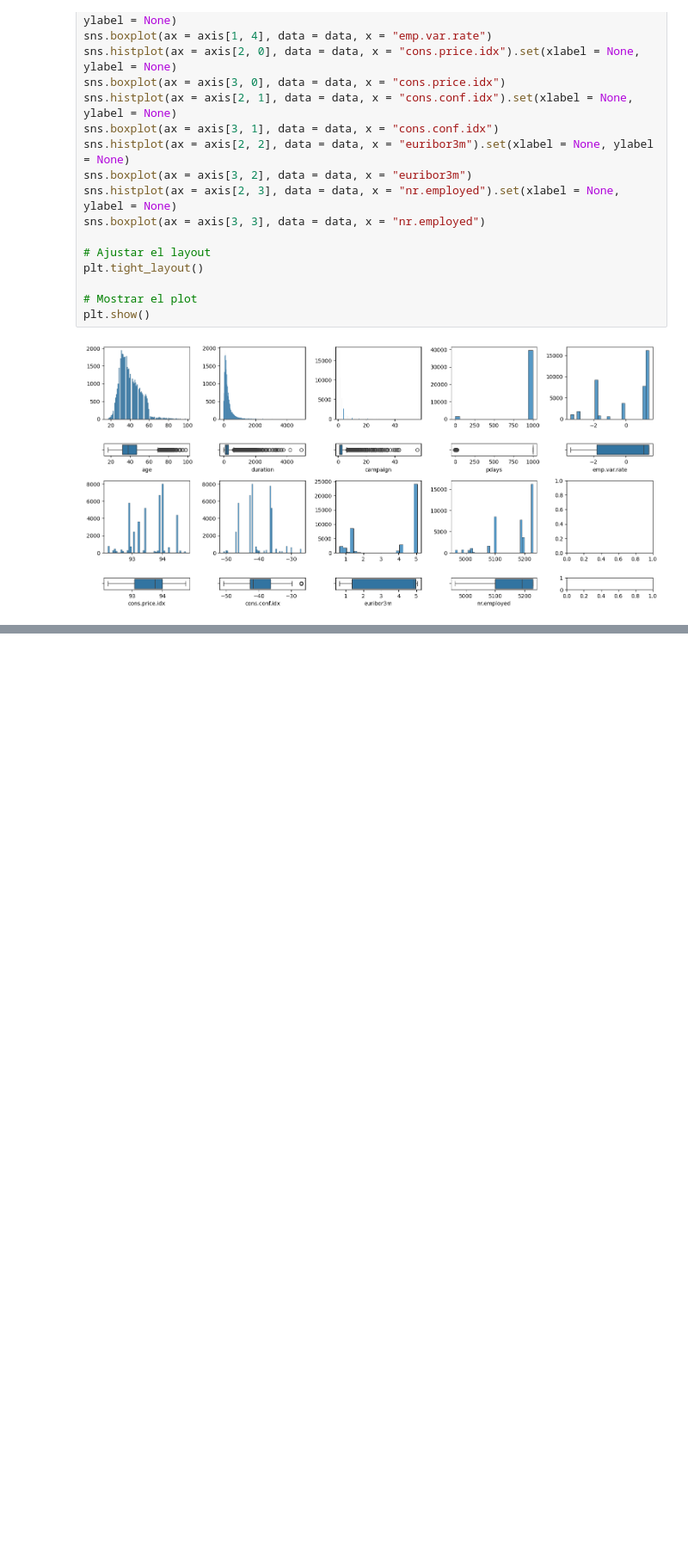
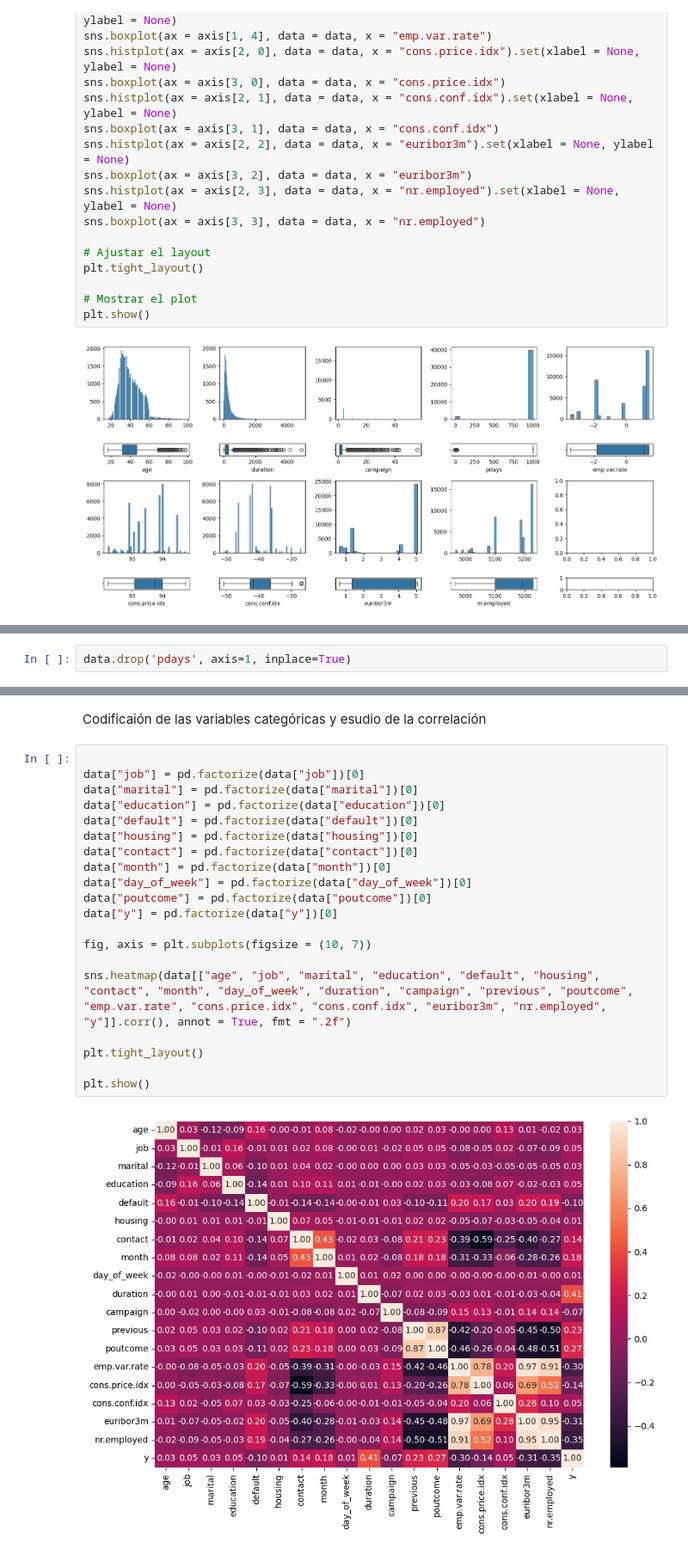
Before and after one commit to RmVa23/ML-Algorithm, a Jupyter notebook: src/explore.ipynb, the cells around one changed output, grey strips where cells are left out. Shown at 86% size. Cells and saved outputs as stored; diff of their text form; blank space fills up the shorter version.

```diff
--- a/src/explore.ipynb
+++ b/src/explore.ipynb
@@ -379,0 +358,2 @@ plt.show()
+# %%
+data.drop('pdays', axis=1, inplace=True)
@@ -379,0 +380,24 @@ plt.show()
+# %% [markdown]
+Codificaión de las variables categóricas y esudio de la correlación
+# %%
+
+data["job"] = pd.factorize(data["job"])[0]
+data["marital"] = pd.factorize(data["marital"])[0]
+data["education"] = pd.factorize(data["education"])[0]
+data["default"] = pd.factorize(data["default"])[0]
+data["housing"] = pd.factorize(data["housing"])[0]
+data["contact"] = pd.factorize(data["contact"])[0]
+data["month"] = pd.factorize(data["month"])[0]
+data["day_of_week"] = pd.factorize(data["day_of_week"])[0]
+data["poutcome"] = pd.factorize(data["poutcome"])[0]
+data["y"] = pd.factorize(data["y"])[0]
+
+fig, axis = plt.subplots(figsize = (10, 7))
+
+sns.heatmap(data[["age", "job", "marital", "education", "default", "housing", "contact", "month", "day_of_week", "duration", "campaign", "previous", "poutcome", "emp.var.rate", "cons.price.idx", "cons.conf.idx", "euribor3m", "nr.employed", "y"]].corr(), annot = True, fmt = ".2f")
+
+plt.tight_layout()
+
+plt.show()
+# %% [output]
+[figure, added]
```
Also changed, not shown: parts of 14 cells of this notebook.
